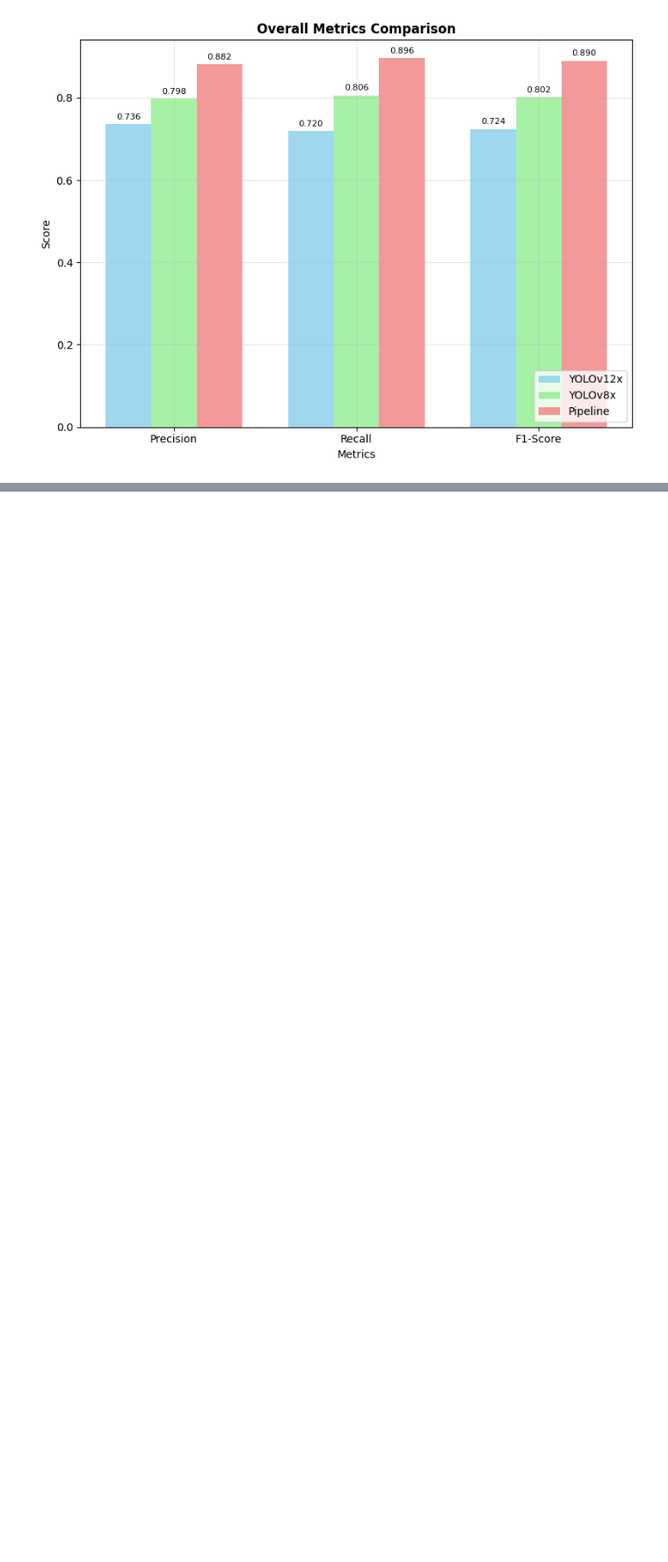
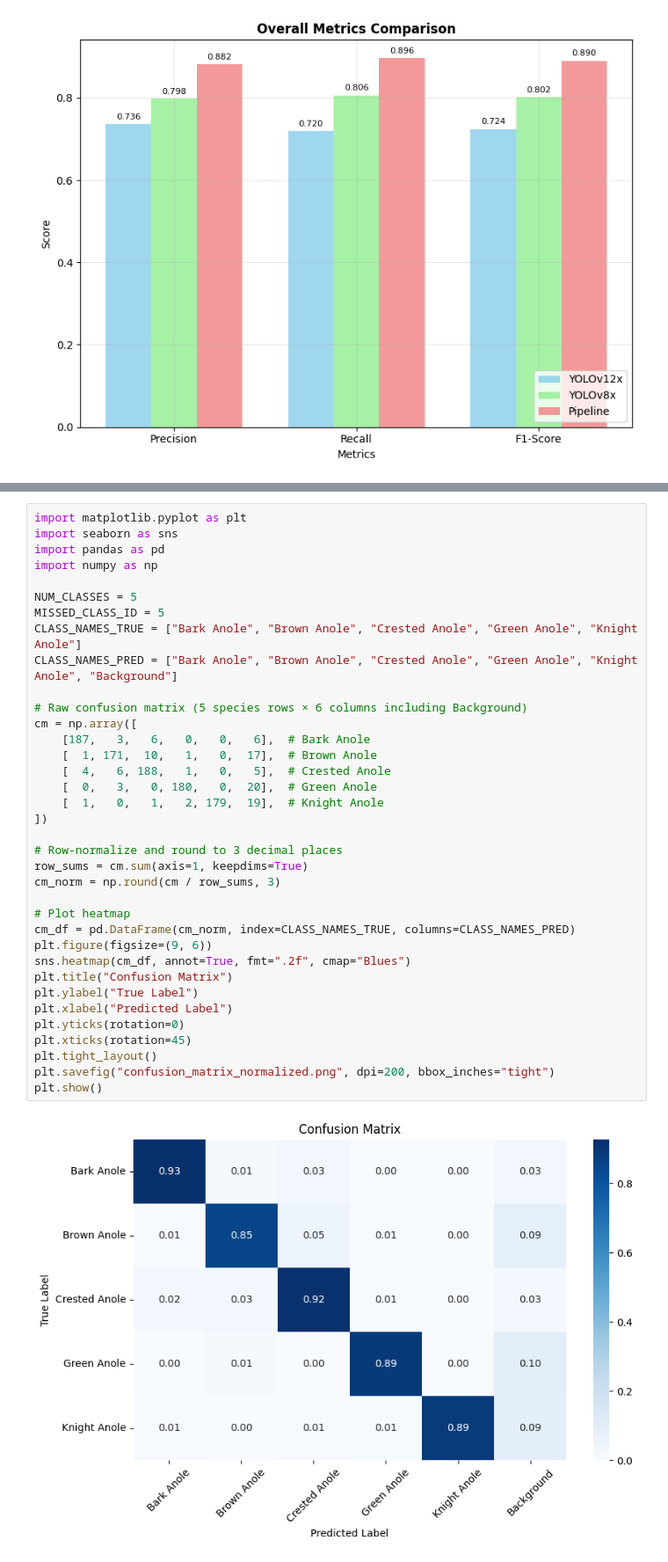
Before and after one commit to wenhan9604/Anole_classifier, a Jupyter notebook: Spring_2025/notebooks/results_plotting.ipynb, the cells around one changed output, grey strips where cells are left out. Shown at 88% size. Saved outputs shown, nothing was run; the diff lists cells and outputs as text; blank space fills up the shorter version.

Commit message:
feat: added plot for normalized confusion matrix

```diff
--- a/Spring_2025/notebooks/results_plotting.ipynb
+++ b/Spring_2025/notebooks/results_plotting.ipynb
@@ -195,0 +198,38 @@ plt.show()
+# %%
+import matplotlib.pyplot as plt
+import seaborn as sns
+import pandas as pd
+import numpy as np
+
+NUM_CLASSES = 5
+MISSED_CLASS_ID = 5
+CLASS_NAMES_TRUE = ["Bark Anole", "Brown Anole", "Crested Anole", "Green Anole", "Knight Anole"]
+CLASS_NAMES_PRED = ["Bark Anole", "Brown Anole", "Crested Anole", "Green Anole", "Knight Anole", "Background"]
+
+# Raw confusion matrix (5 species rows × 6 columns including Background)
+cm = np.array([
+    [187,   3,   6,   0,   0,   6],  # Bark Anole
+    [  1, 171,  10,   1,   0,  17],  # Brown Anole
+    [  4,   6, 188,   1,   0,   5],  # Crested Anole
+    [  0,   3,   0, 180,   0,  20],  # Green Anole
+    [  1,   0,   1,   2, 179,  19],  # Knight Anole
+])
+
+# Row-normalize and round to 3 decimal places
+row_sums = cm.sum(axis=1, keepdims=True)
+cm_norm = np.round(cm / row_sums, 3)
+
+# Plot heatmap
+cm_df = pd.DataFrame(cm_norm, index=CLASS_NAMES_TRUE, columns=CLASS_NAMES_PRED)
+plt.figure(figsize=(9, 6))
+sns.heatmap(cm_df, annot=True, fmt=".2f", cmap="Blues")
+plt.title("Confusion Matrix")
+plt.ylabel("True Label")
+plt.xlabel("Predicted Label")
+plt.yticks(rotation=0)
+plt.xticks(rotation=45)
+plt.tight_layout()
+plt.savefig("confusion_matrix_normalized.png", dpi=200, bbox_inches="tight")
+plt.show()
+# %% [output]
+[figure, added]
```
Also changed, not shown: parts of 3 cells of this notebook, 1 other file.
